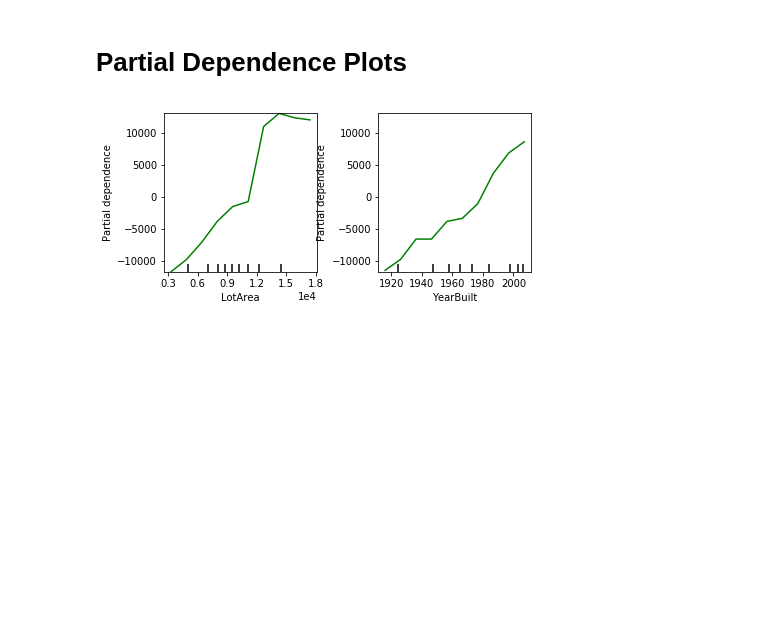
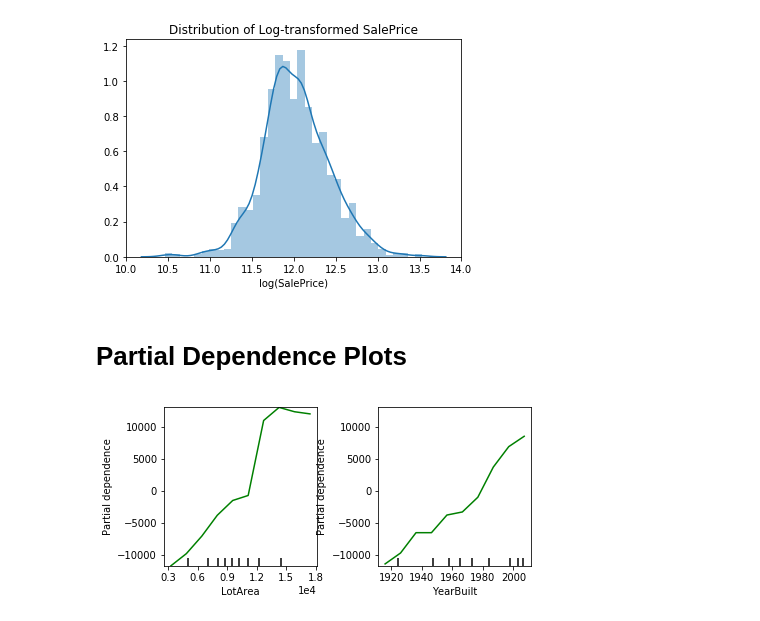
Before and after one commit to maxpeng041/housing-prices-competition, a Jupyter notebook: exercise-machine-learning-competitions-a8168a.ipynb, the cells around one changed output. Cells and saved outputs as stored; diff of their text form; code cells hidden in the pictures; blank space fills up the shorter version.

```diff
--- a/exercise-machine-learning-competitions-a8168a.ipynb
+++ b/exercise-machine-learning-competitions-a8168a.ipynb
@@ -59,3 +67,10 @@ train_X, val_X, train_y, val_y = train_test_split(one_hot_encoded_training, y, t
+# %%
+sns.distplot(np.log(target))
+plt.title("Distribution of Log-transformed SalePrice")
+plt.xlabel("log(SalePrice)")
+plt.show()
+# %% [output]
+[figure, added]
 # %% [markdown]
 # Partial Dependence Plots
 # %%
```
Also changed, not shown: parts of 12 cells of this notebook.
